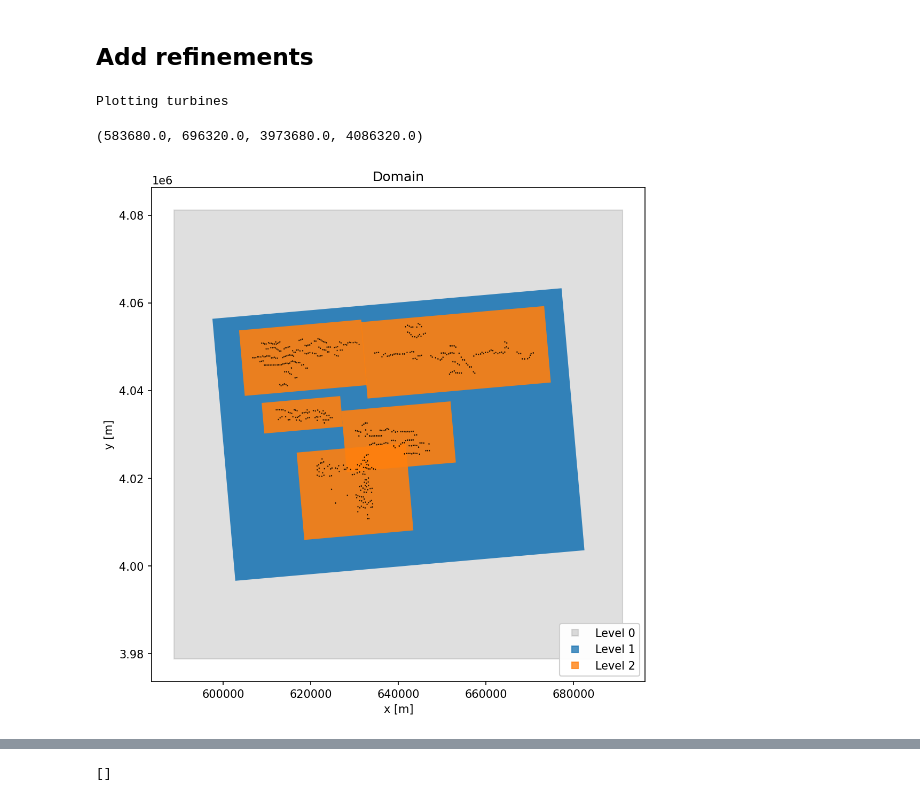
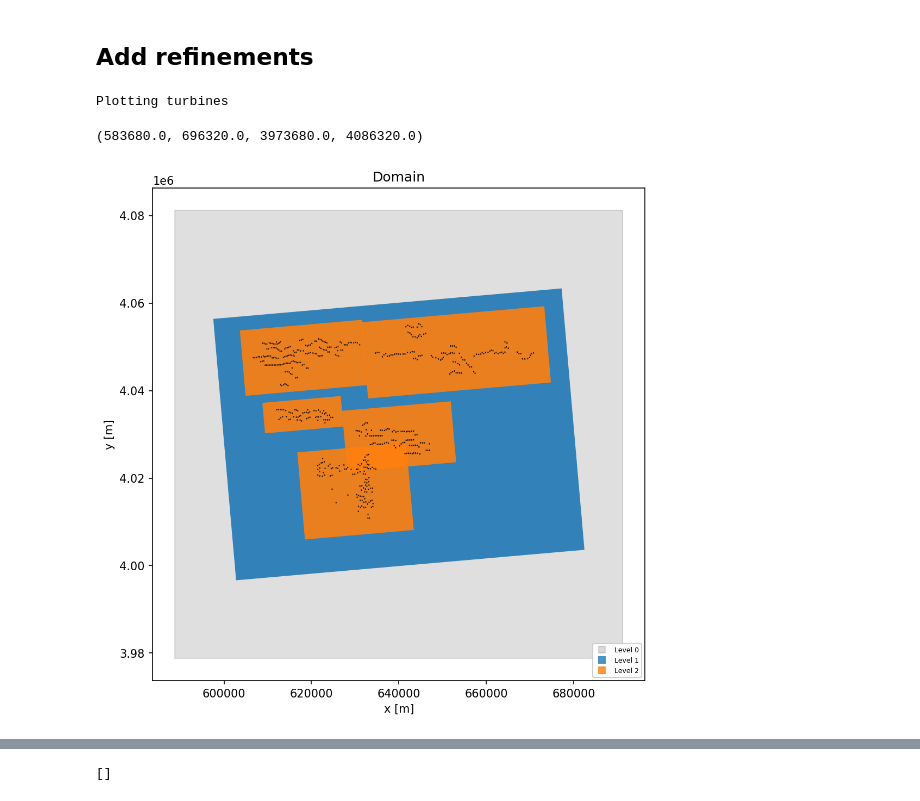
Before and after one commit to lawrenceccheung/AWAKEN_summit_setup, a Jupyter notebook: precursor/UnstableABL1/UnstableABL_setup2.ipynb, the cells around one changed output, grey strips where cells are left out. Saved outputs shown, nothing was run; the diff lists cells and outputs as text; code cells hidden in the pictures.

```diff
--- a/precursor/UnstableABL1/UnstableABL_setup2.ipynb
+++ b/precursor/UnstableABL1/UnstableABL_setup2.ipynb
@@ -306,16 +306,19 @@ case.refine_createAllZones()
 # %%
 # Plot the domain (total domain)
 fig, ax = plt.subplots(figsize=(8,8), facecolor='w', dpi=150)
 case.popup_storteddata['plotdomain']['plot_turbines']        = case.listboxpopupwindict['listboxactuator'].getitemlist()
 case.popup_storteddata['plotdomain']['plot_refineboxes']     = case.listboxpopupwindict['listboxtagging'].getitemlist()
 case.popup_storteddata['plotdomain']['plot_windnortharrows'] = False
 case.popup_storteddata['plotdomain']['plot_chooseview']      = 'XY'
+
+case.popup_storteddata['plotdomain']['plot_refineboxes_legend'] = "{'fontsize':6, 'loc':'lower right'}"
+
 case.plotDomain(ax=ax)
 ax.axis('scaled')
 # %% [output]
 Plotting turbines
 (583680.0, 696320.0, 3973680.0, 4086320.0)
-[figure, old version]
+[figure, new version]
 # %%
 # Plot the domain (total domain)
 fig, ax = plt.subplots(figsize=(8,8), facecolor='w', dpi=150)
```
Also changed, not shown: parts of 7 cells of this notebook, 2 other files.
